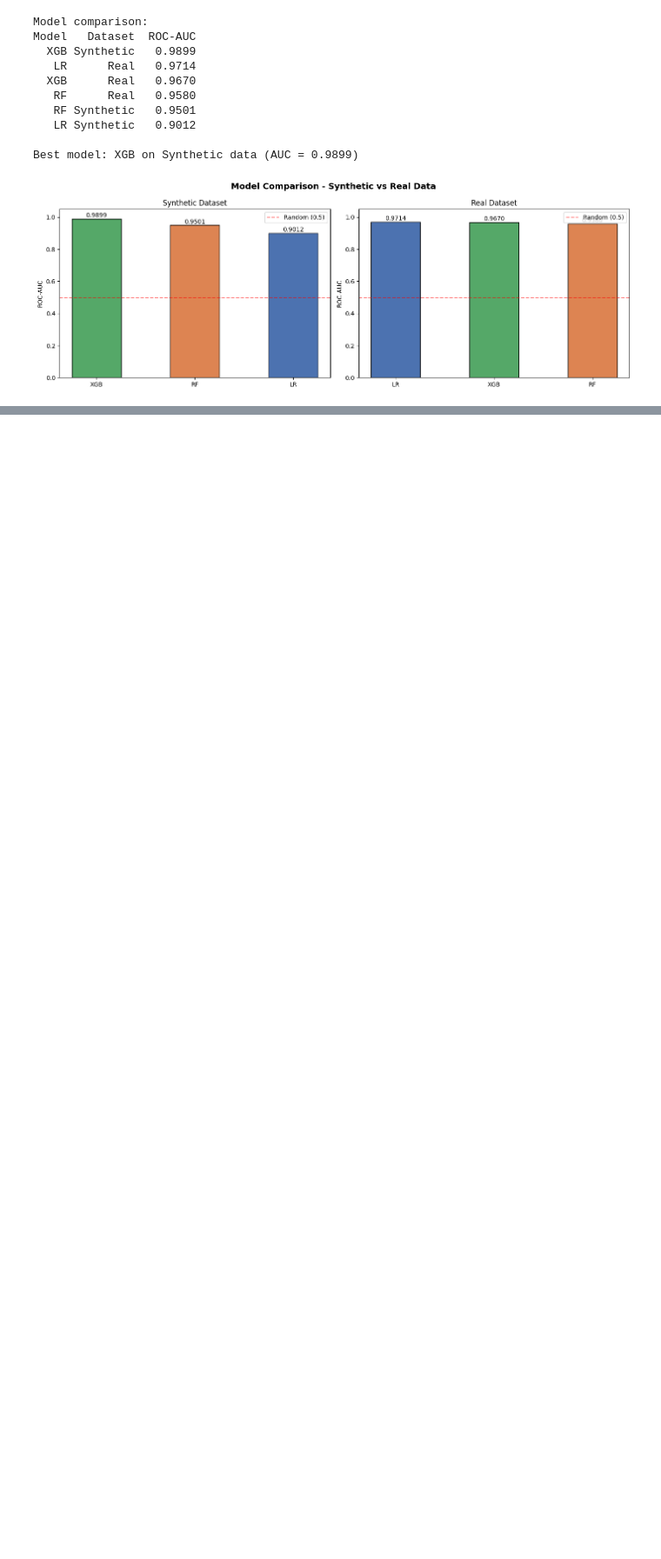
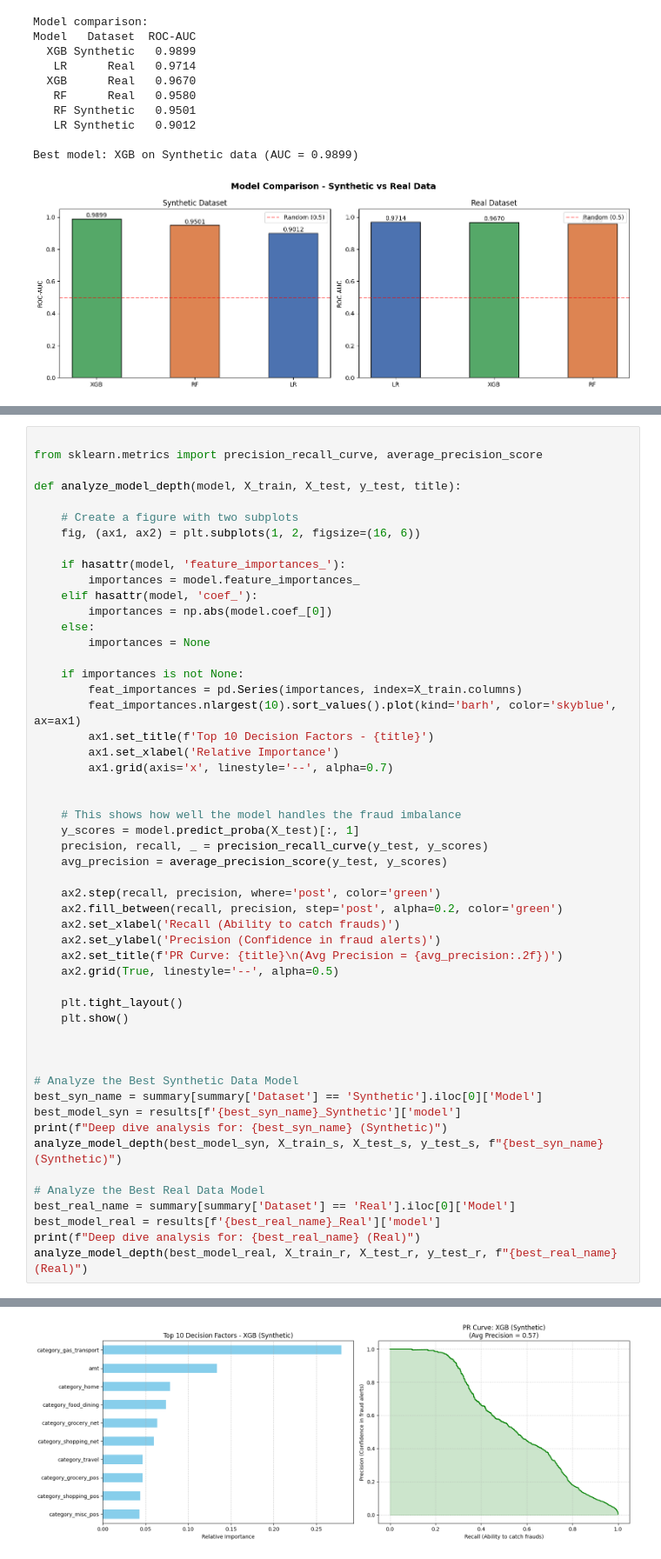
Before and after one commit to Pincusan/fraud-detection-project, a Jupyter notebook: notebooks/model_training.ipynb, the cells around one changed output, grey strips where cells are left out. Shown at 87% size. Drawn from its saved outputs; the diff is of its cells as text; blank space fills up the shorter version.

Commit message:
Adaugare EDA si implementare mica a modelului ML

```diff
--- a/notebooks/model_training.ipynb
+++ b/notebooks/model_training.ipynb
@@ -414,0 +420,53 @@ Best model: XGB on Synthetic data (AUC = 0.9899)
+# %%
+
+from sklearn.metrics import precision_recall_curve, average_precision_score
+
+def analyze_model_depth(model, X_train, X_test, y_test, title):
+
+    # Create a figure with two subplots
+    fig, (ax1, ax2) = plt.subplots(1, 2, figsize=(16, 6))
+
+    if hasattr(model, 'feature_importances_'):
+        importances = model.feature_importances_
+    elif hasattr(model, 'coef_'):
+        importances = np.abs(model.coef_[0])
+    else:
+        importances = None
+
+    if importances is not None:
+        feat_importances = pd.Series(importances, index=X_train.columns)
+        feat_importances.nlargest(10).sort_values().plot(kind='barh', color='skyblue', ax=ax1)
+        ax1.set_title(f'Top 10 Decision Factors - {title}')
+        ax1.set_xlabel('Relative Importance')
+        ax1.grid(axis='x', linestyle='--', alpha=0.7)
+
+
+    # This shows how well the model handles the fraud imbalance
+    y_scores = model.predict_proba(X_test)[:, 1]
+    precision, recall, _ = precision_recall_curve(y_test, y_scores)
+    avg_precision = average_precision_score(y_test, y_scores)
+
+    ax2.step(recall, precision, where='post', color='green')
+    ax2.fill_between(recall, precision, step='post', alpha=0.2, color='green')
+    ax2.set_xlabel('Recall (Ability to catch frauds)')
+    ax2.set_ylabel('Precision (Confidence in fraud alerts)')
+    ax2.set_title(f'PR Curve: {title}\n(Avg Precision = {avg_precision:.2f})')
+    ax2.grid(True, linestyle='--', alpha=0.5)
+
+    plt.tight_layout()
+    plt.show()
+
+
+
+# Analyze the Best Synthetic Data Model
+best_syn_name = summary[summary['Dataset'] == 'Synthetic'].iloc[0]['Model']
+best_model_syn = results[f'{best_syn_name}_Synthetic']['model']
+print(f"Deep dive analysis for: {best_syn_name} (Synthetic)")
+analyze_model_depth(best_model_syn, X_train_s, X_test_s, y_test_s, f"{best_syn_name} (Synthetic)")
+
+# Analyze the Best Real Data Model
+best_real_name = summary[summary['Dataset'] == 'Real'].iloc[0]['Model']
+best_model_real = results[f'{best_real_name}_Real']['model']
+print(f"Deep dive analysis for: {best_real_name} (Real)")
+analyze_model_depth(best_model_real, X_train_r, X_test_r, y_test_r, f"{best_real_name} (Real)")
+# %% [output]
@@ -414,0 +474 @@ Best model: XGB on Synthetic data (AUC = 0.9899)
+[figure, added]
```
Also changed, not shown: parts of 5 cells of this notebook, 5 other files.
